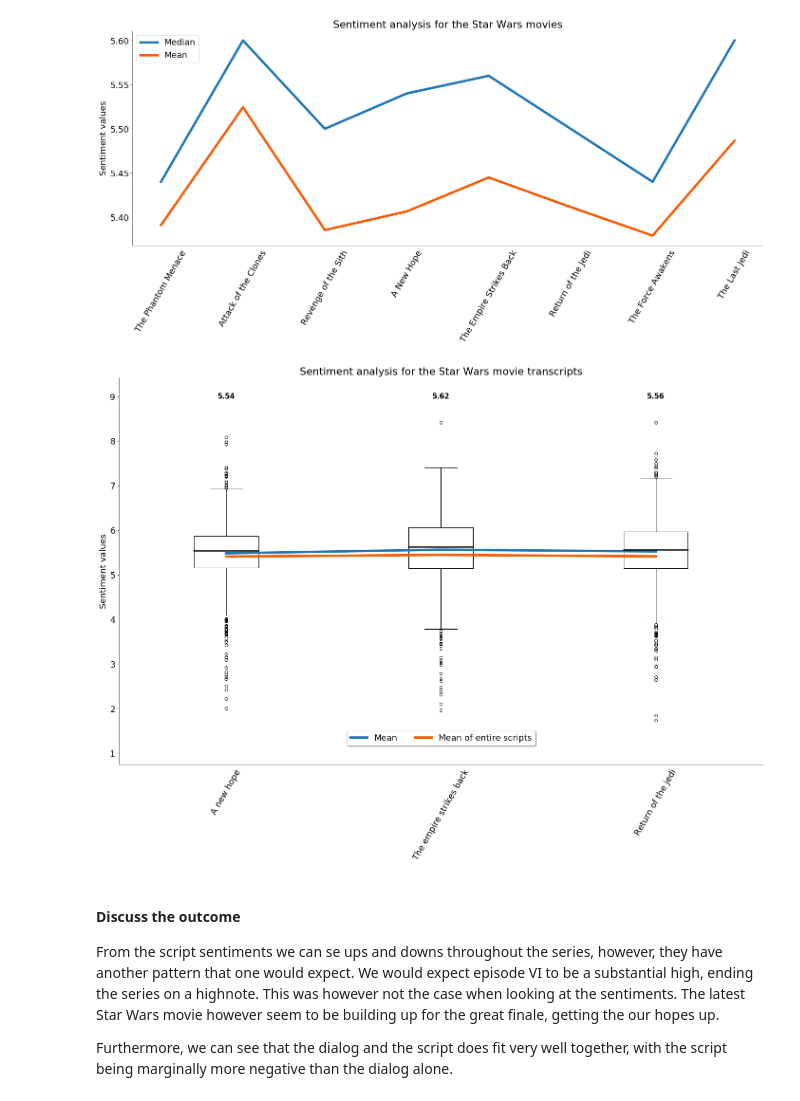
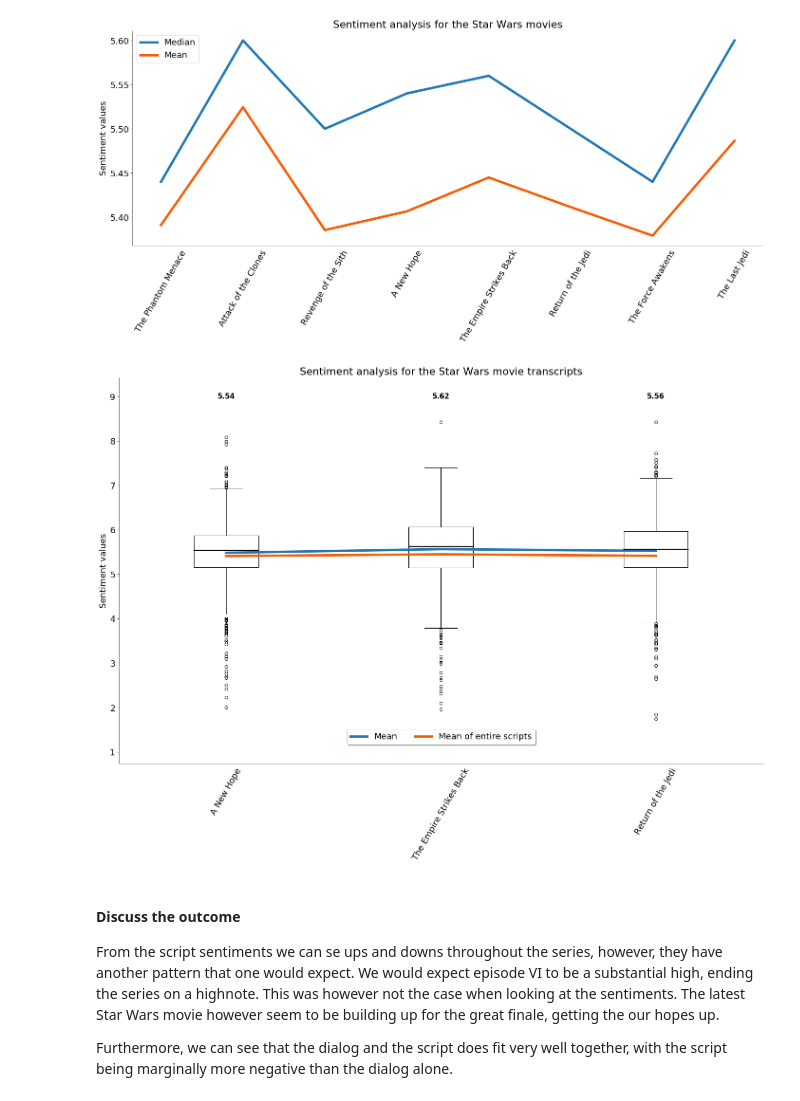
Before and after one commit to JacobPjetursson/Social_Graphs_Wookiepedia, a Jupyter notebook: ExplainersNoteBook.ipynb, the cells around one changed output. Drawn from its saved outputs; the diff is of its cells as text; code cells hidden in the pictures.

```diff
--- a/ExplainersNoteBook.ipynb
+++ b/ExplainersNoteBook.ipynb
@@ -233,7 +452,7 @@ rColors.append("#FFBF00")
 rColors.append("#FDEE00")
 rColors.append("#FF0000")
 rColors.append("#C5E17A")
-rColors.append("#000000")
+rColors.append("#C63FDE")
 rColors.append("#00CCCC")
 rColors.append("#000000")
 rColors.append("#000000")
@@ -292,0 +582,24 @@ We see that it seems the community detection algorithm mostly found the communit
+# %%
+# Extracting the members of each species
+species = {}
+for node in G.nodes :
+    spe = G.nodes[node]["species"]
+    if spe in species :
+        species[spe].append(node)
+    else :
+        species[spe] = [node]
+
+# Caculating the sentiment score for each species
+speciesSentiment = {}
+for spe in species.keys() :
+    speciesSentiment[spe] = 0
+    for name in species[spe]:
+        fileName = name.replace(" ", "_") + ".txt"
+        text = open("./Wookiepediafiles/" + fileName, "r").read()
+        speciesSentiment[spe] += get_sentiment(tokenize(text))
+    speciesSentiment[spe] = speciesSentiment[spe]/len(species[spe])
+
+# Sorting and printing the species with lowest and highest sentiment score
+sortedSentiment = sorted(speciesSentiment.items(), key=lambda kv: kv[1])
+print sortedSentiment[0]
+print sortedSentiment[-1]
@@ -872,35 +1197,35 @@ def drawMovieSentiments(list_of_dicts, movie_names, name):
 
     medians = [np.median(a) for a in data]
     pos = np.arange(len(list_of_dicts)) + 1
     upperLabels = [str(np.round(s, 2)) for s in medians]
     weights = ['bold', 'semibold']
     for tick, label in zip(range(len(list_of_dicts)), ax1.get_xticklabels()):
         k = tick % 2
         ax1.text(pos[tick], top - (top*0.05), upperLabels[tick],
                  horizontalalignment='center', size='small', weight="bold", color="black")
 
     i = 0
     for spine in plt.gca().spines.values():
         if i % 2 == 1:
             spine.set_visible(False)
         i += 1
     plt.tick_params(top=False, bottom=False, left=True, right=False, labelleft=True, labelbottom=True)
 
     d1 = [i+1 for i in range(len(list_of_dicts))]
     d2 = [np.mean(a) for a in data]
     plt.plot(d1, d2, linewidth = 5, label = "Mean", color = "#1f77b4")
 
     plt.plot(d1, hmm, linewidth=5, label="Mean of entire scripts", color="#F75C03")
 
     ax1.legend(loc='upper center', bbox_to_anchor=(0.5, 0.1), fancybox=True, shadow=True, ncol=5)
 
     plt.rcParams.update({'figure.autolayout': True})
     plt.savefig("docs/img/"+name+".png", transparent=True)
 
     plt.show()
-drawMovieSentiments([character_dictIV, character_dictV, character_dictVI], ["A new hope", "The empire strikes back", "Return of the jedi"], "sentiment_across_movies")
+drawMovieSentiments([character_dictIV, character_dictV, character_dictVI], ["A New Hope", "The Empire Strikes Back", "Return of the Jedi"], "sentiment_across_movies")
 # %% [output]
-[figure, old version]
+[figure, new version]
 # %% [markdown]
 #### Discuss the outcome
 From the script sentiments we can se ups and downs throughout the series, however, they have another pattern that one would expect. We would expect episode VI to be a substantial high, ending the series on a highnote. This was however not the case when looking at the sentiments. The latest Star Wars movie however seem to be building up for the great finale, getting the our hopes up.
```
Also changed, not shown: parts of 30 cells of this notebook.
